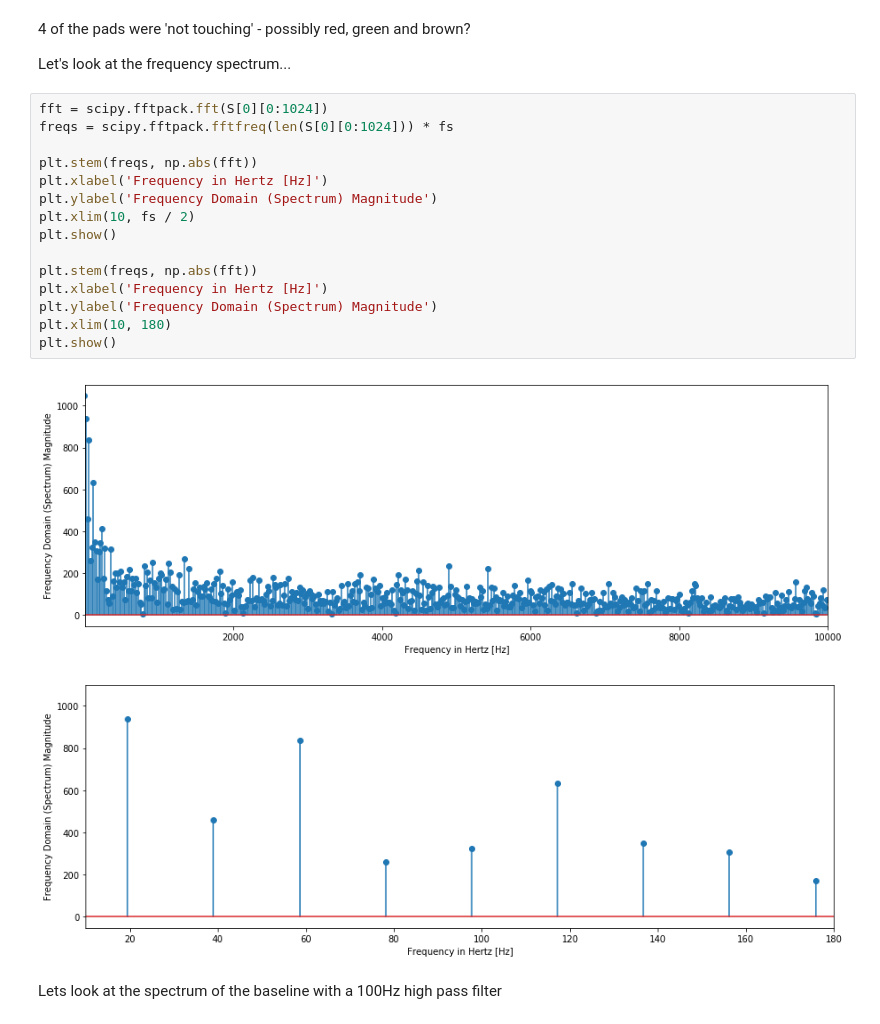
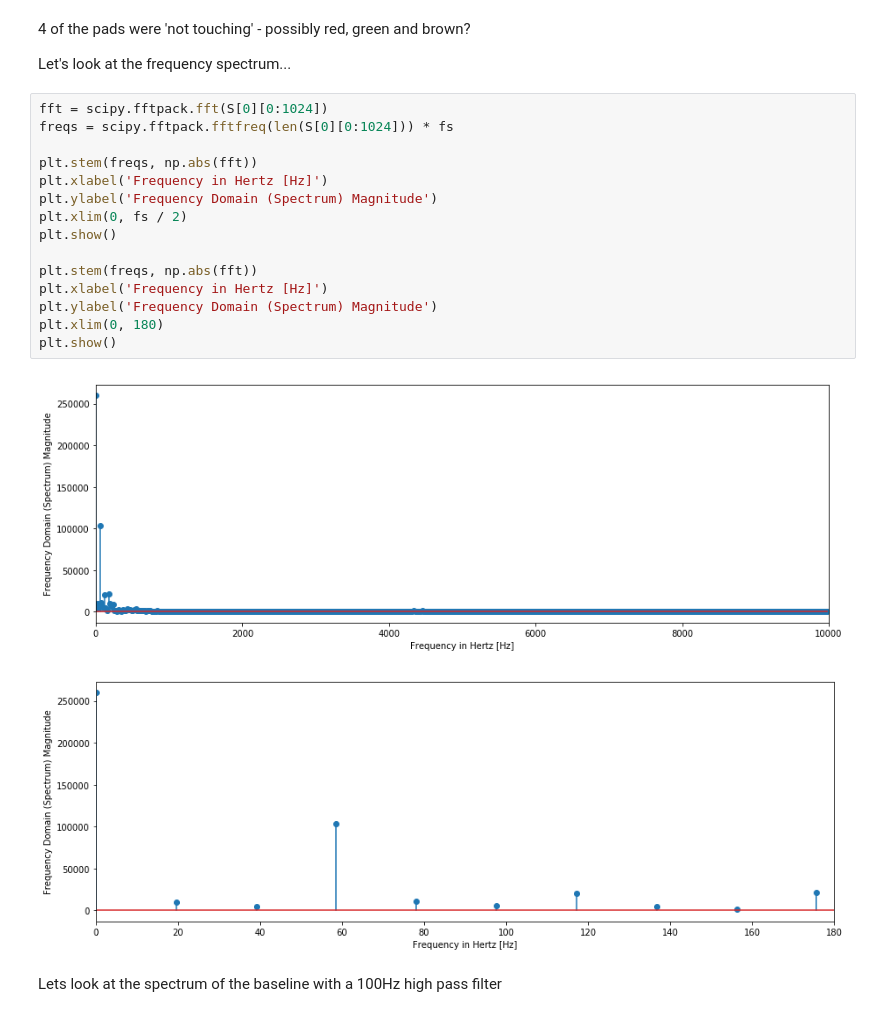
Before and after one commit to braingeneers/experiment, a Jupyter notebook: ingest/view.ipynb, the cells around one changed output. Saved outputs shown, nothing was run; the diff lists cells and outputs as text.

```diff
--- a/ingest/view.ipynb
+++ b/ingest/view.ipynb
@@ -76,21 +76,21 @@ Let's look at the frequency spectrum...
 # %%
 fft = scipy.fftpack.fft(S[0][0:1024])
 freqs = scipy.fftpack.fftfreq(len(S[0][0:1024])) * fs
 
 plt.stem(freqs, np.abs(fft))
 plt.xlabel('Frequency in Hertz [Hz]')
 plt.ylabel('Frequency Domain (Spectrum) Magnitude')
-plt.xlim(10, fs / 2)
+plt.xlim(0, fs / 2)
 plt.show()
 
 plt.stem(freqs, np.abs(fft))
 plt.xlabel('Frequency in Hertz [Hz]')
 plt.ylabel('Frequency Domain (Spectrum) Magnitude')
-plt.xlim(10, 180)
+plt.xlim(0, 180)
 plt.show()
 # %% [output]
-[figure, old version]
+[figure, new version]
-[figure, old version]
+[figure, new version]
 # %% [markdown]
 Lets look at the spectrum of the baseline with a 100Hz high pass filter
 # %%
```
Also changed, not shown: parts of 2 cells of this notebook.
